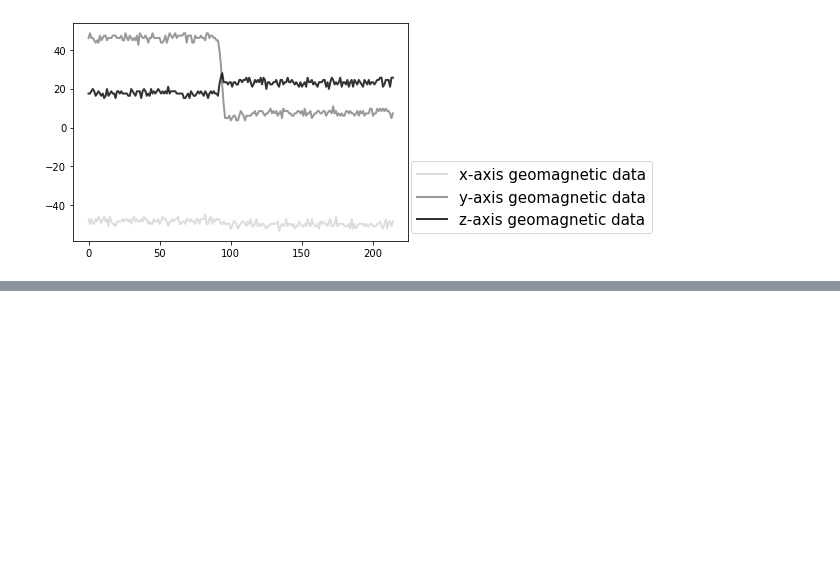
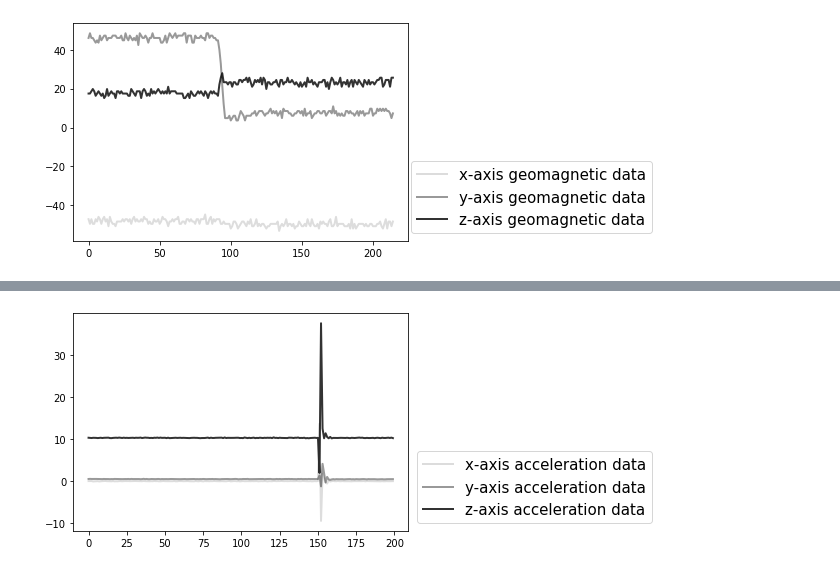
Before and after one commit to KiHyeon-Hong/9-axis_shock_algorithm_paper, a Jupyter notebook: analysis/Shock_data_analysis3.ipynb, the cells around one changed output, grey strips where cells are left out. Drawn from its saved outputs; the diff is of its cells as text; code cells hidden in the pictures; blank space fills up the shorter version.

```diff
--- a/analysis/Shock_data_analysis3.ipynb
+++ b/analysis/Shock_data_analysis3.ipynb
@@ -210,0 +217,18 @@ plt.show()
+# %%
+file_path = 'D:/Data/ErrorData.csv'
+error = pd.read_csv(file_path, engine='python')
+# %%
+for i in range(len(error.acc_x) - 400):
+    error.acc_x[i] = error.acc_x[i + 400]
+    error.acc_y[i] = error.acc_y[i + 400]
+    error.acc_z[i] = error.acc_z[i + 400]
+# %%
+plt.plot(error.acc_x[:200], linestyle='-', color='#00000022', linewidth='2', label='x-axis acceleration data')
+plt.plot(error.acc_y[:200], linestyle='-', color='#00000066', linewidth='2', label='y-axis acceleration data')
+plt.plot(error.acc_z[:200], linestyle='-', color='#000000CC', linewidth='2', label='z-axis acceleration data')
+
+plt.legend(loc='lower right', fontsize=15, bbox_to_anchor=(1.75, 0))
+
+plt.show()
+# %% [output]
+[figure, added]
```
Also changed, not shown: parts of 5 cells of this notebook, 2 other files.
